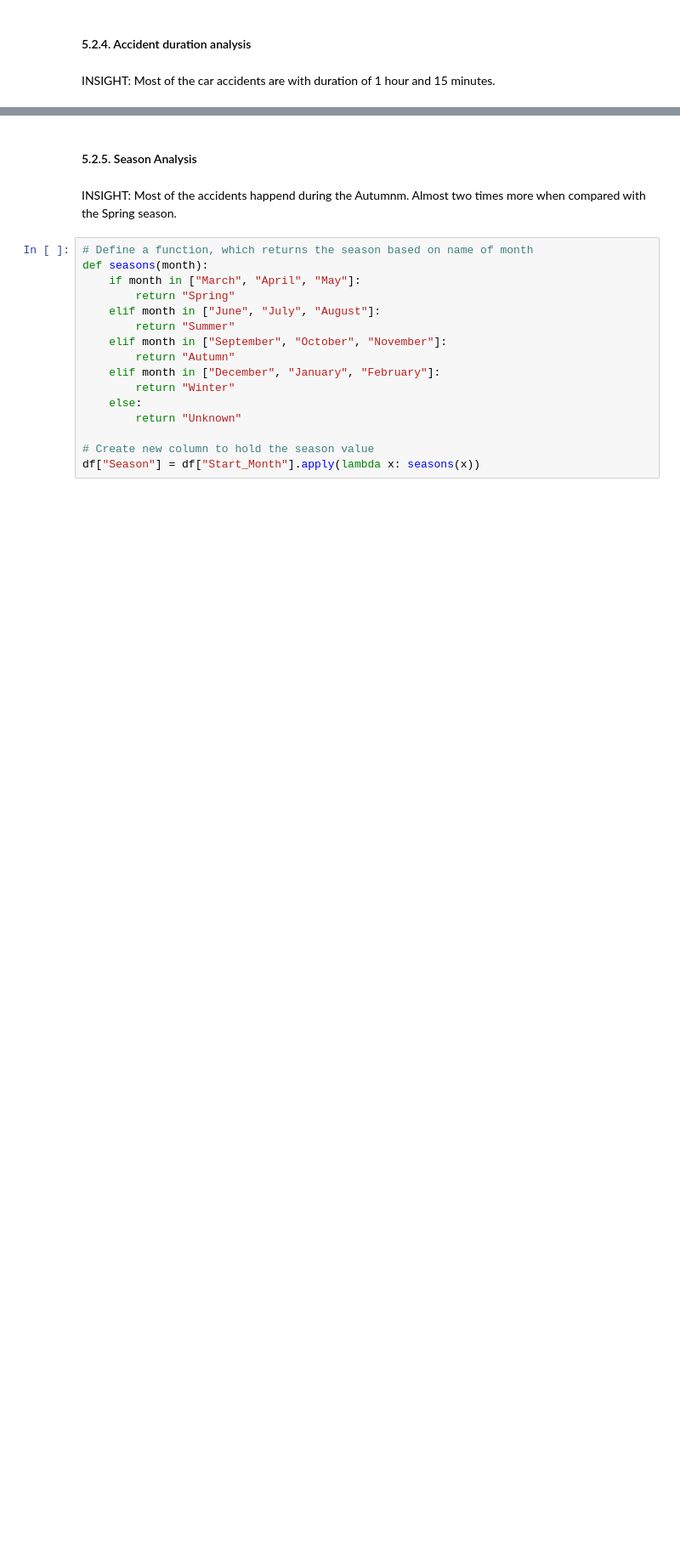
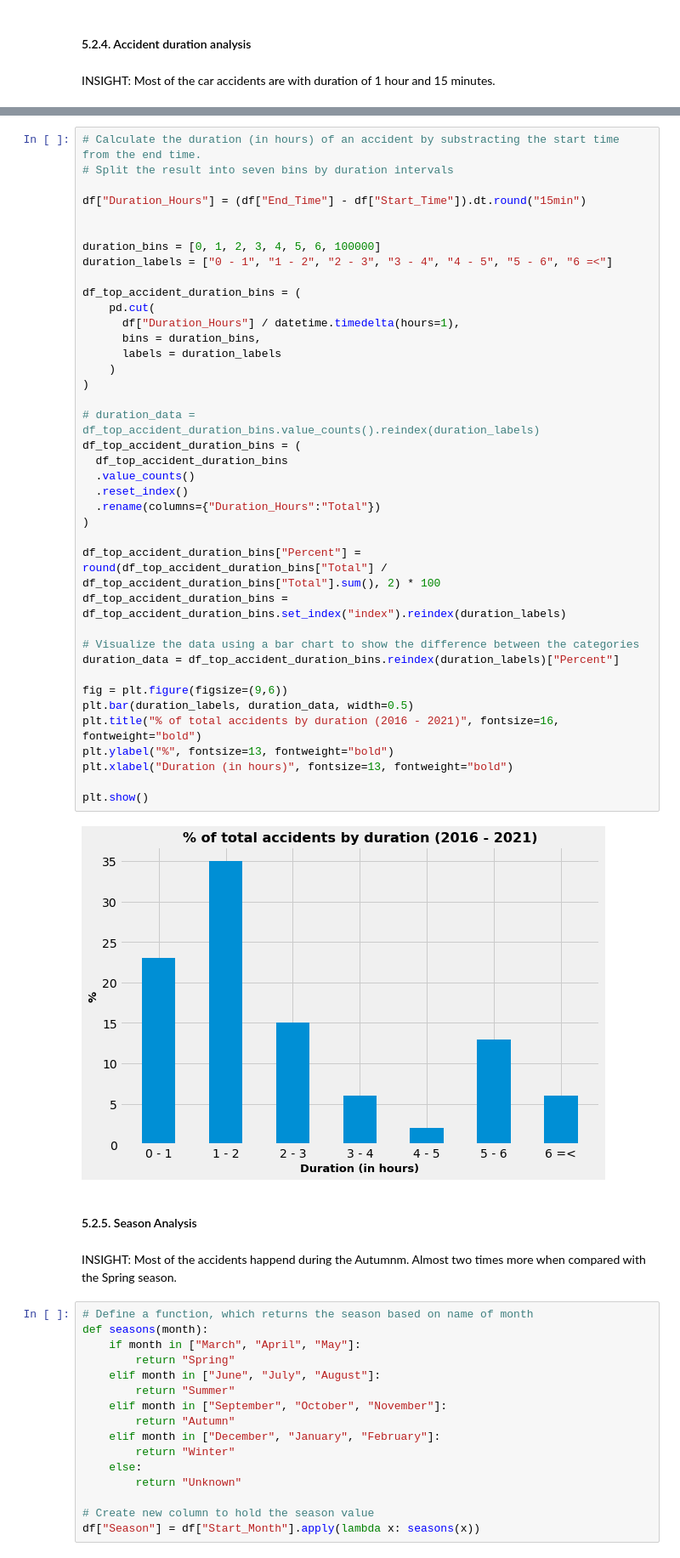
Before and after one commit to lyubol/Exploratory-Data-Analysis, a Jupyter notebook: EDA - US Accidents/US Accidents-checkpoint.ipynb, the cells around one changed output, grey strips where cells are left out. Shown at 85% size. Saved outputs shown, nothing was run; the diff lists cells and outputs as text; blank space fills up the shorter version.

```diff
--- a/EDA - US Accidents/US Accidents-checkpoint.ipynb
+++ b/EDA - US Accidents/US Accidents-checkpoint.ipynb
@@ -970,3 +957,44 @@ df_top_accident_duration
+# %%
+# Calculate the duration (in hours) of an accident by substracting the start time from the end time.
+# Split the result into seven bins by duration intervals
+
+df["Duration_Hours"] = (df["End_Time"] - df["Start_Time"]).dt.round("15min")
+
+
+duration_bins = [0, 1, 2, 3, 4, 5, 6, 100000]
+duration_labels = ["0 - 1", "1 - 2", "2 - 3", "3 - 4", "4 - 5", "5 - 6", "6 =<"]
+
+df_top_accident_duration_bins = (
+    pd.cut(
+      df["Duration_Hours"] / datetime.timedelta(hours=1),
+      bins = duration_bins,
+      labels = duration_labels
+    )
+)
+
+# duration_data = df_top_accident_duration_bins.value_counts().reindex(duration_labels)
+df_top_accident_duration_bins = (
+  df_top_accident_duration_bins
+  .value_counts()
+  .reset_index()
+  .rename(columns={"Duration_Hours":"Total"})
+)
+
+df_top_accident_duration_bins["Percent"] = round(df_top_accident_duration_bins["Total"] / df_top_accident_duration_bins["Total"].sum(), 2) * 100
+df_top_accident_duration_bins = df_top_accident_duration_bins.set_index("index").reindex(duration_labels)
+
+# Visualize the data using a bar chart to show the difference between the categories
+duration_data = df_top_accident_duration_bins.reindex(duration_labels)["Percent"]
+
+fig = plt.figure(figsize=(9,6))
+plt.bar(duration_labels, duration_data, width=0.5)
+plt.title("% of total accidents by duration (2016 - 2021)", fontsize=16, fontweight="bold")
+plt.ylabel("%", fontsize=13, fontweight="bold")
+plt.xlabel("Duration (in hours)", fontsize=13, fontweight="bold")
+
+plt.show()
+# %% [output]
+[figure, added]
 # %% [markdown]
 #### 5.2.5. Season Analysis
 # %% [markdown]
```
Also changed, not shown: parts of 5 cells of this notebook.
